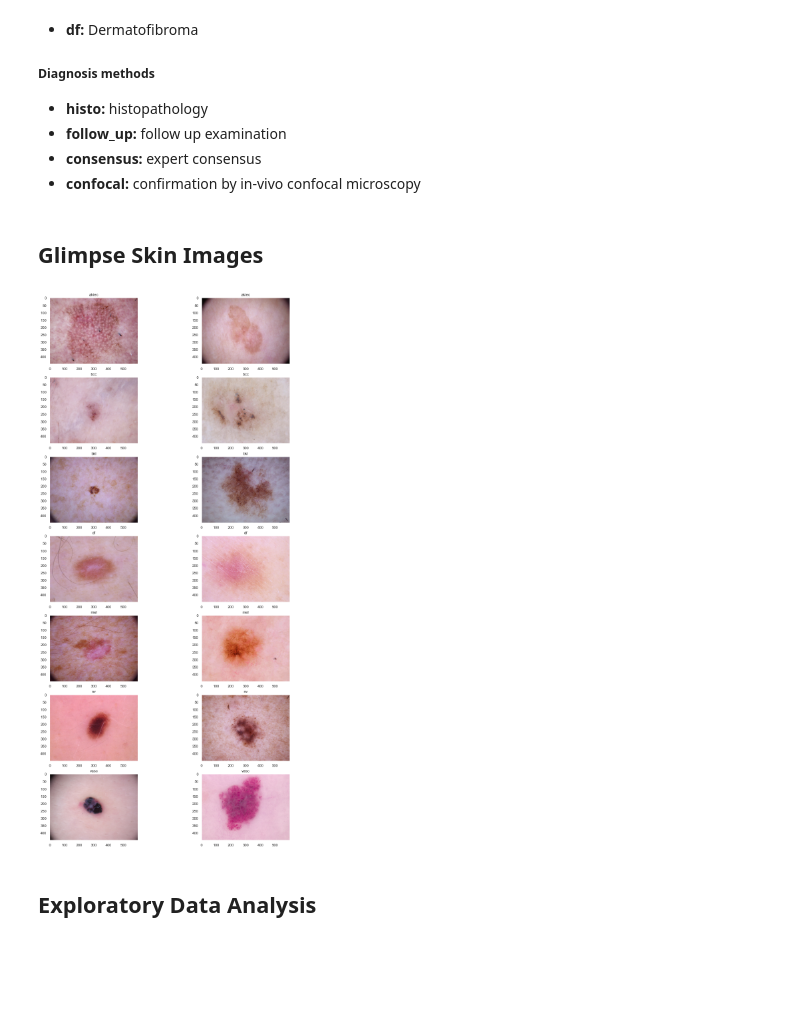
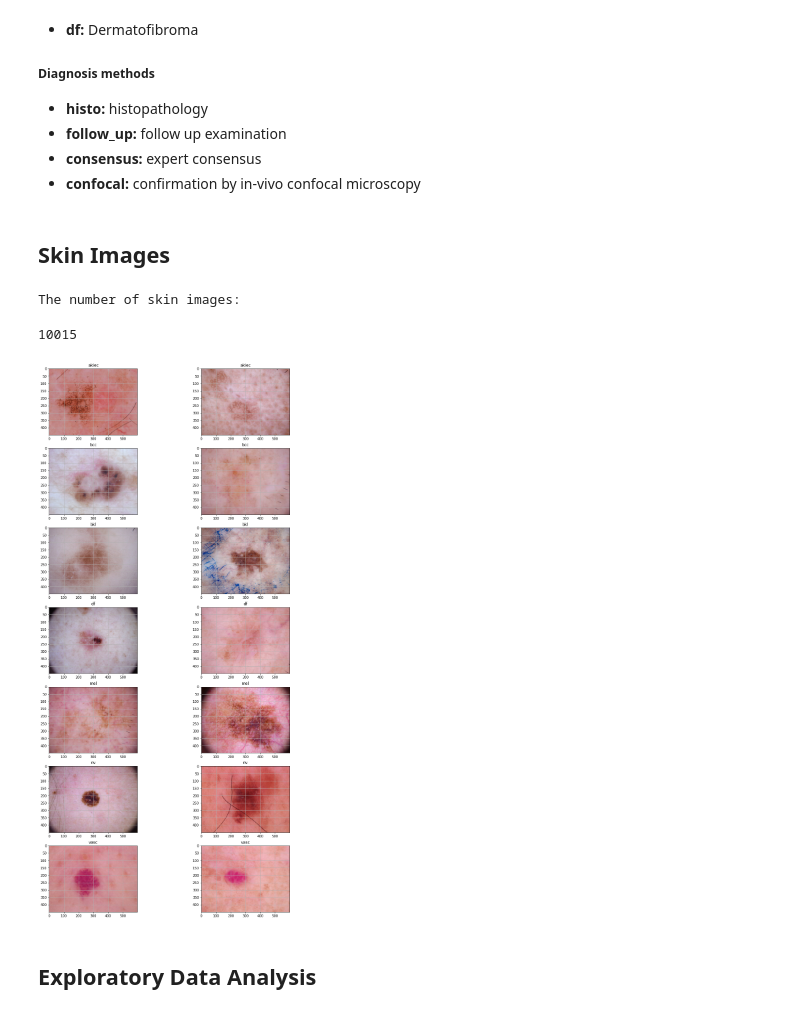
Before and after one commit to muzaffersenkal/ML_Project, a Jupyter notebook: src/02-DataUnderstanding.ipynb, the cells around one changed output. Cells and saved outputs as stored; diff of their text form; code cells hidden in the pictures; blank space fills up the shorter version.

Commit message:
data preparation step has been done

```diff
--- a/src/02-DataUnderstanding.ipynb
+++ b/src/02-DataUnderstanding.ipynb
@@ -89,26 +89,34 @@ In the dataset, most categorical variables are abbreviated. The abbreviations ar
 - **consensus:** expert consensus
 - **confocal:** confirmation by in-vivo confocal microscopy
 # %% [markdown]
-## Glimpse Skin  Images
+##  Skin  Images
+# %%
+im_dir = "../data/images/raw/"
+# %%
+print("The number of skin images:")
+len(os.listdir(im_dir))
+# %% [output]
+The number of skin images:
+10015
 # %%
 ## images
-im_dir = "../data/images/"
+
 df_sample = df.groupby('dx').apply(lambda x: x.sample(2)).reset_index(drop=True)
 
 ## plotting
 
 fig = plt.figure(figsize=(15, 30))
 columns = 2
 rows = 7
 for i in range(1, columns*rows +1):
     image = Image.open(im_dir+df_sample.loc[i-1,"image_id"]+".jpg") # read an image
     fig.add_subplot(rows, columns, i)
     plt.title(df_sample.loc[i-1,"dx"])
     plt.imshow(image)
     plt.grid(None) # remove grid
 plt.show()
 # %% [output]
-[figure, old version]
+[figure, new version]
 # %% [markdown]
 ## Exploratory Data Analysis
 # %% [markdown]
```
Also changed, not shown: parts of 3 cells of this notebook, 2 other files.
